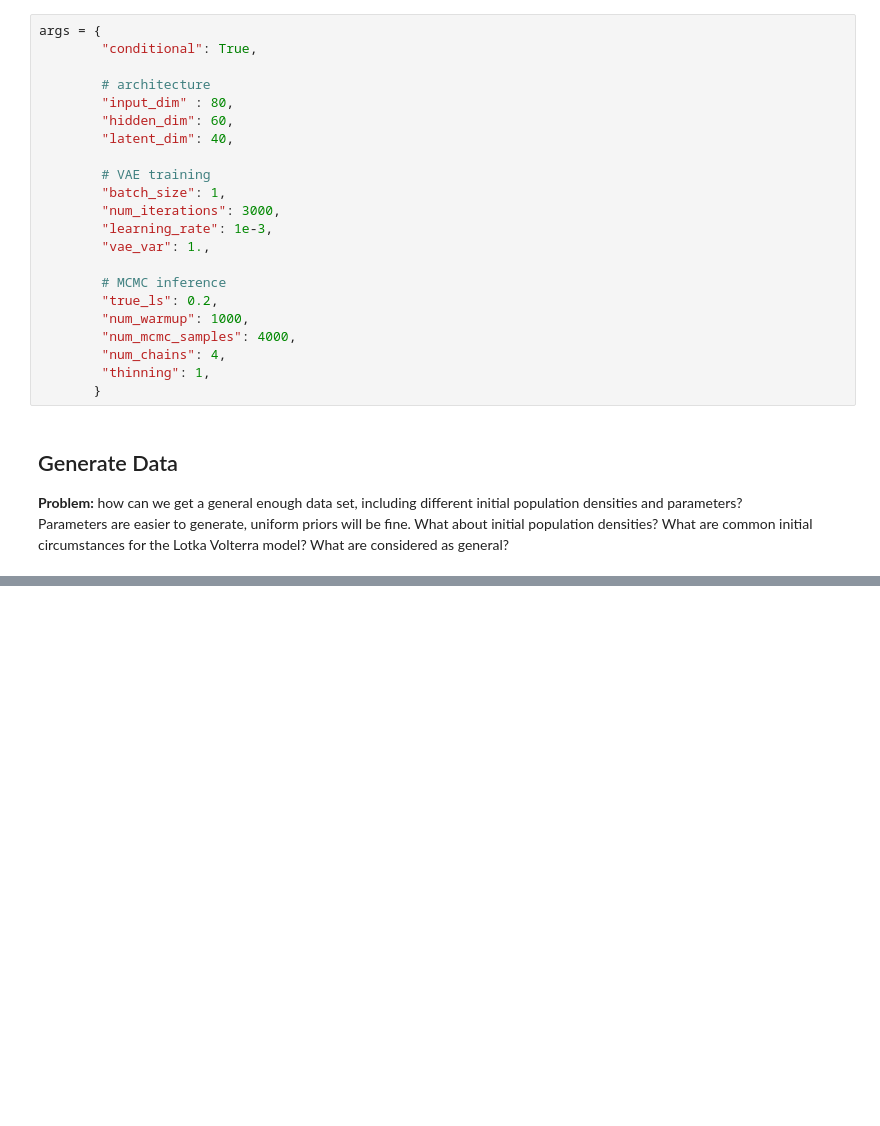
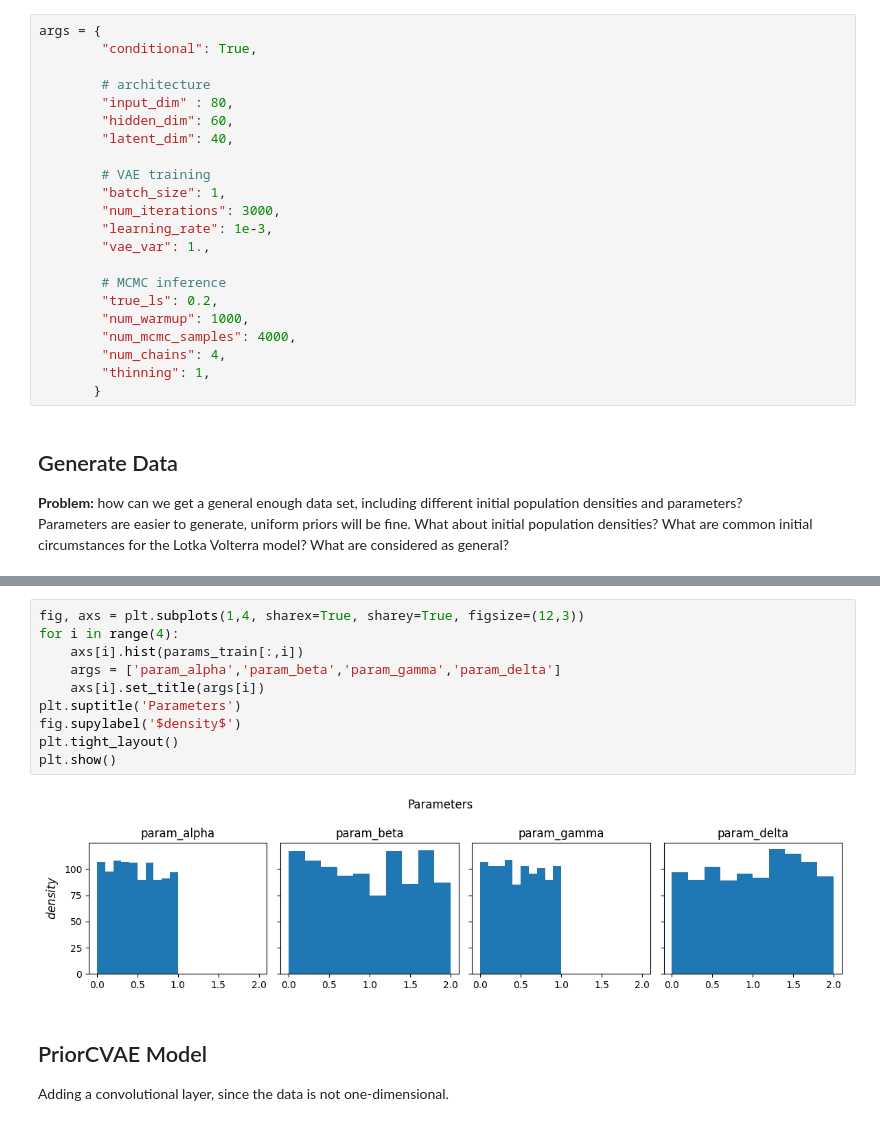
Before and after one commit to hltlovespeach/PINTS_priorCVAE, a Jupyter notebook: vae_LV.ipynb, the cells around one changed output, grey strips where cells are left out. Saved outputs shown, nothing was run; the diff lists cells and outputs as text; blank space fills up the shorter version.

```diff
--- a/vae_LV.ipynb
+++ b/vae_LV.ipynb
@@ -109,0 +79,15 @@ AttributeError: 'numpy.ndarray' object has no attribute 'pop'
+# %%
+fig, axs = plt.subplots(1,4, sharex=True, sharey=True, figsize=(12,3))
+for i in range(4):
+    axs[i].hist(params_train[:,i])
+    args = ['param_alpha','param_beta','param_gamma','param_delta']
+    axs[i].set_title(args[i])
+plt.suptitle('Parameters')
+fig.supylabel('$density$')
+plt.tight_layout()
+plt.show()
+# %% [output]
+[figure, added]
+# %% [markdown]
+## PriorCVAE Model
+Adding a convolutional layer, since the data is not one-dimensional.
```
Also changed, not shown: parts of 11 cells of this notebook.
